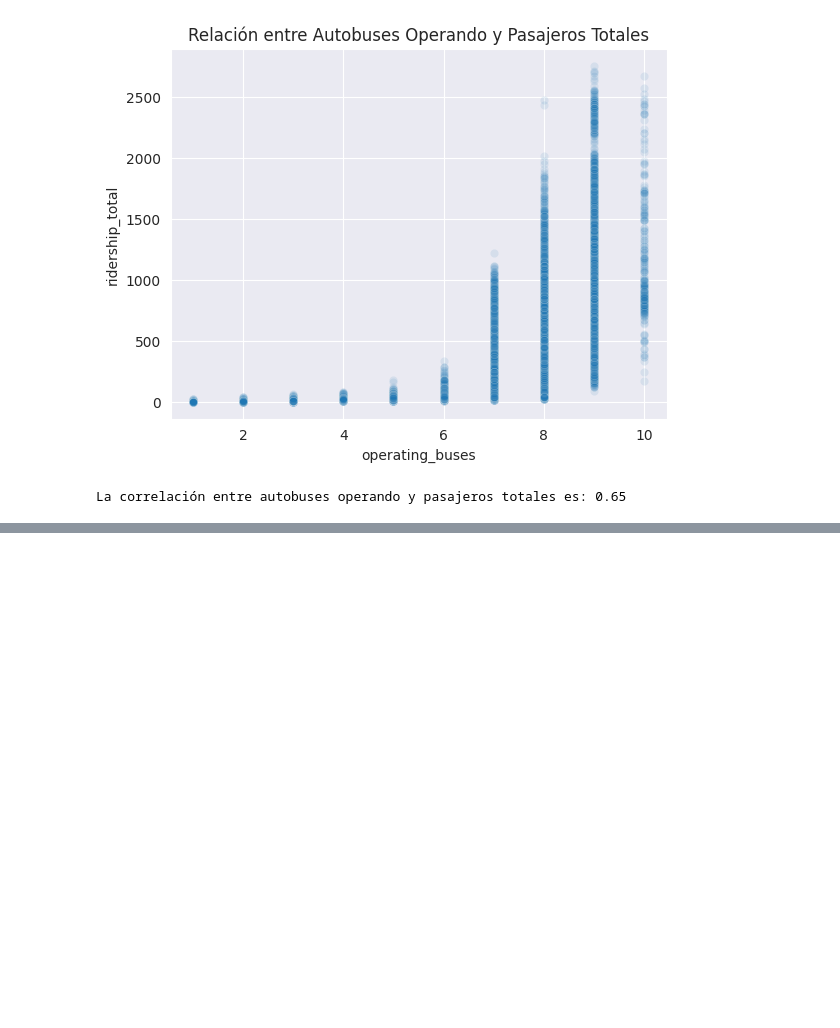
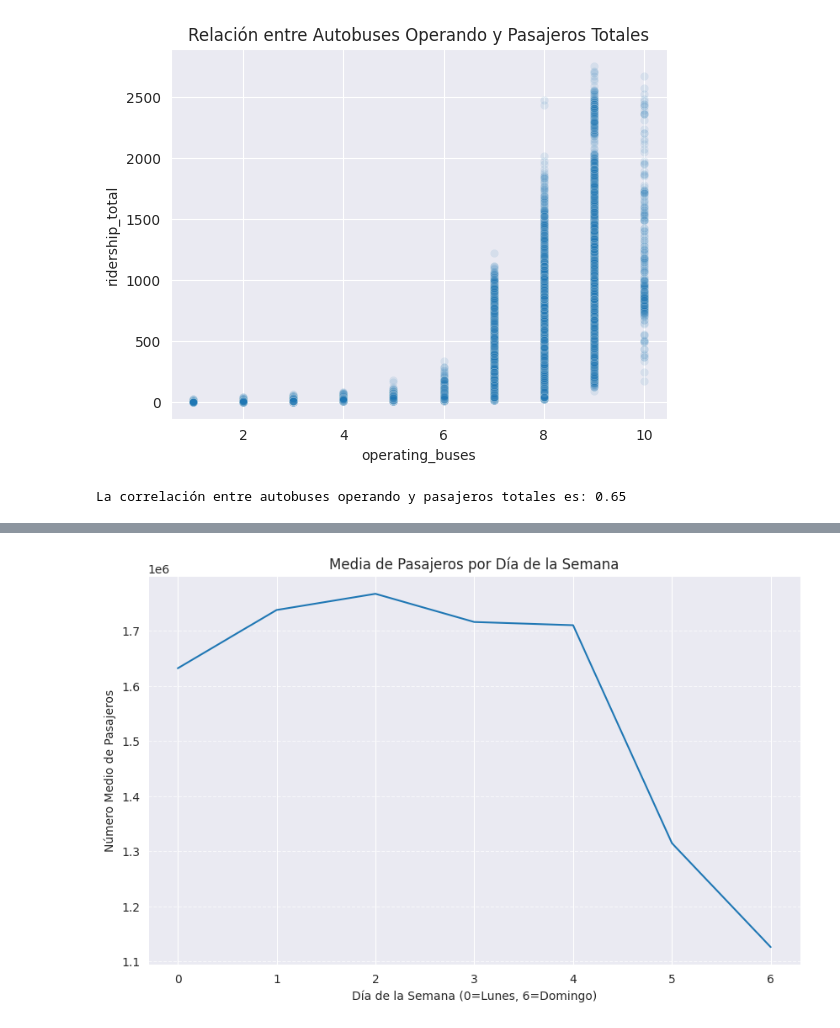
Before and after one commit to Kelidinho/-neural_network, a Jupyter notebook: data/data_pipeline/visualize_data.ipynb, the cells around one changed output, grey strips where cells are left out. Cells and saved outputs as stored; diff of their text form; code cells hidden in the pictures; blank space fills up the shorter version.

```diff
--- a/data/data_pipeline/visualize_data.ipynb
+++ b/data/data_pipeline/visualize_data.ipynb
@@ -21,0 +45,5 @@ La correlación entre autobuses operando y pasajeros totales es: 0.65
+# %%
+df_day_of_week = df_model_input.groupby('day_of_week')['ridership_total'].mean()
+print(df_day_of_week)
+df_day_of_week = df_model_input.groupby('day_of_week')['ridership_total'].sum()
+print(df_day_of_week)
@@ -21,0 +69,15 @@ La correlación entre autobuses operando y pasajeros totales es: 0.65
+# %%
+# Crea la figura
+plt.figure(figsize=(10, 6))
+
+# Crea un gráfico de barras usando seaborn
+sns.lineplot(x=df_day_of_week.index, y=df_day_of_week.values)
+
+# Añade títulos y etiquetas
+plt.title('Media de Pasajeros por Día de la Semana')
+plt.xlabel('Día de la Semana (0=Lunes, 6=Domingo)')
+plt.ylabel('Número Medio de Pasajeros')
+plt.grid(axis='y', linestyle='--', alpha=0.7)
+plt.show()
+# %% [output]
+[figure, added]
```
Also changed, not shown: parts of 2 cells of this notebook, 1 other file.
